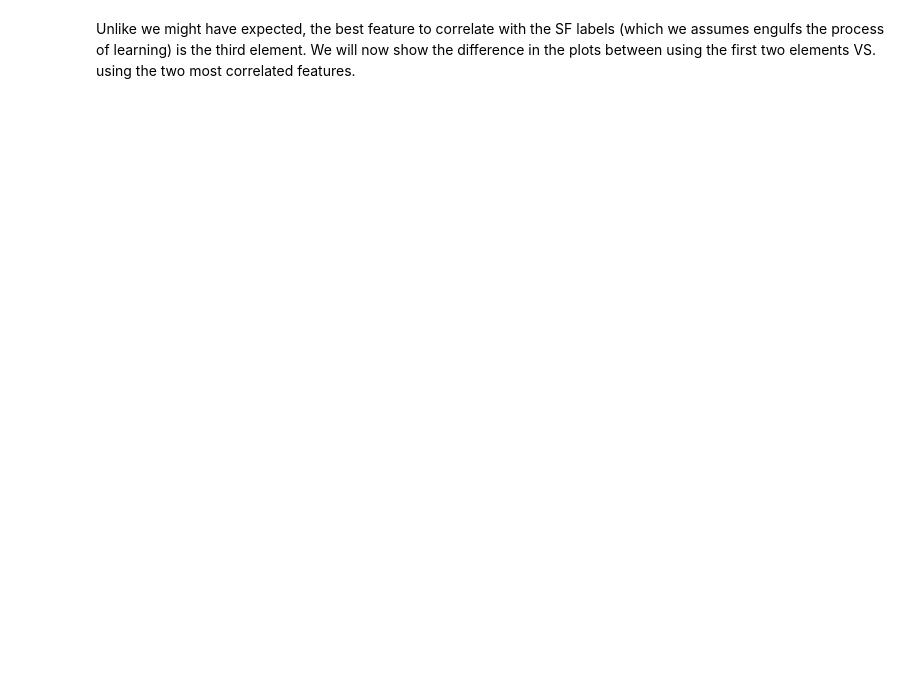
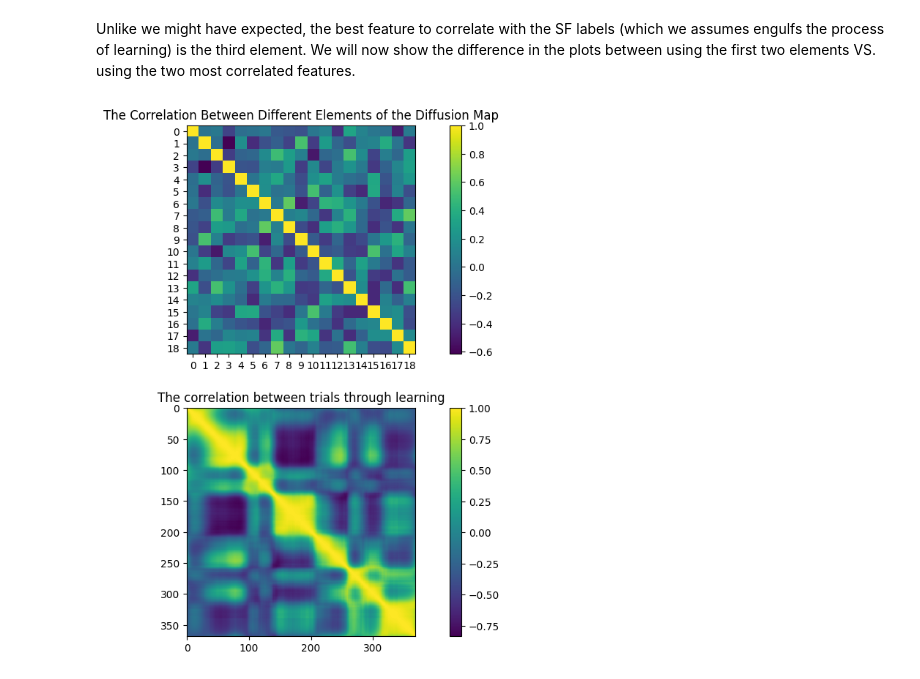
Before and after one commit to hadasbenisty/neural_cstg, a Jupyter notebook: GaligoolAngel/data_analysis/dffusion_map_sf_analysis.ipynb, the cells around one changed output. Drawn from its saved outputs; the diff is of its cells as text; code cells hidden in the pictures; blank space fills up the shorter version.

Commit message:
Added 1D comparision and correlation

```diff
--- a/GaligoolAngel/data_analysis/dffusion_map_sf_analysis.ipynb
+++ b/GaligoolAngel/data_analysis/dffusion_map_sf_analysis.ipynb
@@ -83,5 +83,33 @@ sorted_features = np.argsort(corr_with_y)[::-1]
 # %% [markdown]
 Unlike we might have expected, the best feature to correlate with the SF labels (which we assumes engulfs the process of learning) is the third element. We will now show the difference in the plots between using the first two elements VS. using the two most correlated features.
+# %%
+# Showing Correlation Matrix
+fig = plt.figure(figsize=(10, 8))  # Increase the figure size for better clarity
+
+# Using plt.subplots_adjust or fig.tight_layout(pad=6.0) at the end for spacing
+
+# First subplot for the correlation matrix without y
+ax1 = fig.add_subplot(211)  # 2 rows, 1 column, first plot
+corr_matrix_no_y = np.corrcoef(X.T)
+im = ax1.imshow(corr_matrix_no_y)
+ax1.set_xticks(np.arange(X.shape[1]))
+ax1.set_yticks(np.arange(X.shape[1]))
+ax1.set_title("The Correlation Between Different Elements of the Diffusion Map")
+fig.colorbar(im, ax=ax1)  # Add a colorbar to show the correlation scale
+
+# Second subplot for the correlation matrix of trials
+ax2 = fig.add_subplot(212)  # 2 rows, 1 column, second plot (fix to make them vertical)
+corr_matrix_trials = np.corrcoef(X)
+im = ax2.imshow(corr_matrix_trials)
+ax2.set_title("The correlation between trials through learning")
+fig.colorbar(im, ax=ax2)  # Add a colorbar to show the correlation scale
+
+# Adjust layout to add more space
+fig.tight_layout(pad=2.0)  # Increase padding for clarity
+
+plt.show()
+# %% [output]
+[figure, added]
 # %%
 # Plotting the difference
 first_feature = X[:, 0]
```
Also changed, not shown: parts of 5 cells of this notebook, 1 other file.
